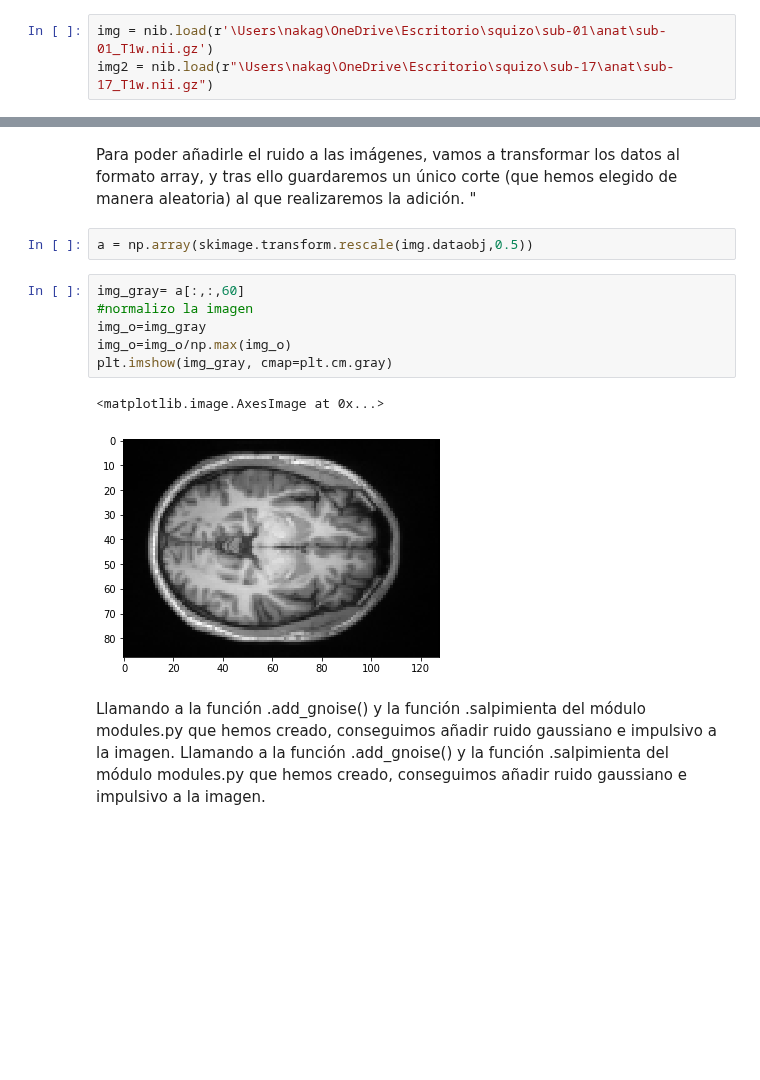
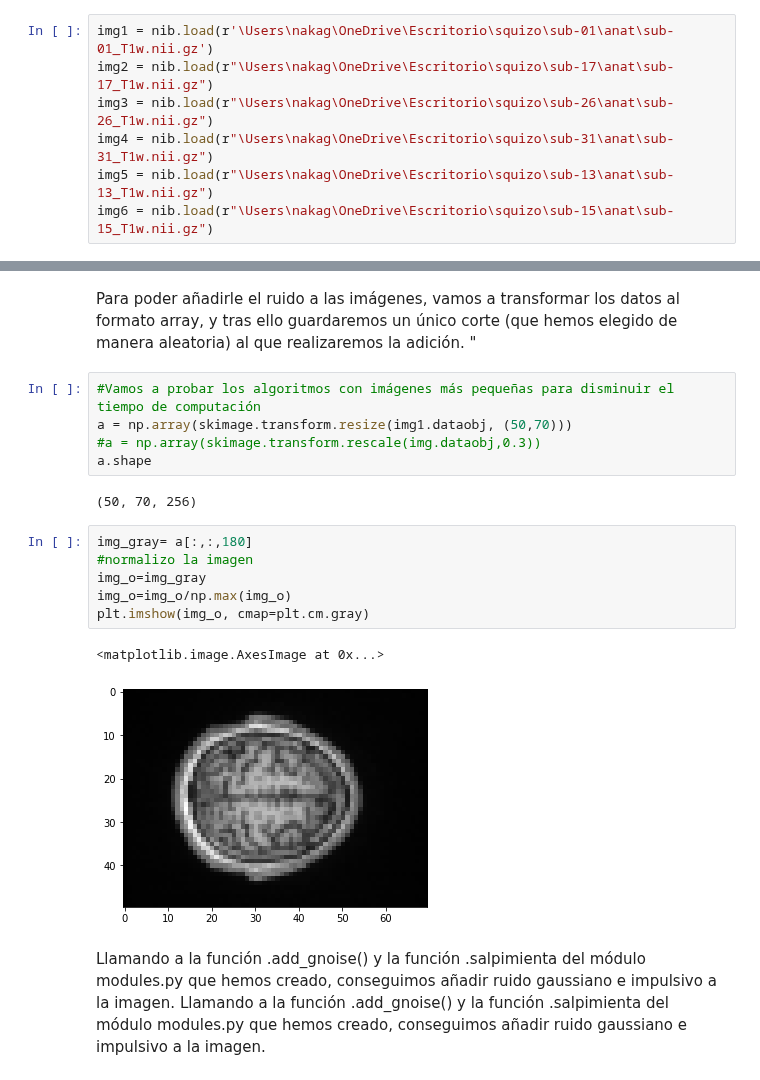
Before and after one commit to Mariaprddz/Analisis, a Jupyter notebook: Analisis/NoVirus.ipynb, the cells around one changed output, grey strips where cells are left out. Saved outputs shown, nothing was run; the diff lists cells and outputs as text; blank space fills up the shorter version.

```diff
--- a/Analisis/NoVirus.ipynb
+++ b/Analisis/NoVirus.ipynb
@@ -21,3 +22,7 @@ from nilearn import plotting
 # %%
-img = nib.load(r'\Users\nakag\OneDrive\Escritorio\squizo\sub-01\anat\sub-01_T1w.nii.gz')
+img1 = nib.load(r'\Users\nakag\OneDrive\Escritorio\squizo\sub-01\anat\sub-01_T1w.nii.gz')
 img2 = nib.load(r"\Users\nakag\OneDrive\Escritorio\squizo\sub-17\anat\sub-17_T1w.nii.gz")
+img3 = nib.load(r"\Users\nakag\OneDrive\Escritorio\squizo\sub-26\anat\sub-26_T1w.nii.gz")
+img4 = nib.load(r"\Users\nakag\OneDrive\Escritorio\squizo\sub-31\anat\sub-31_T1w.nii.gz")
+img5 = nib.load(r"\Users\nakag\OneDrive\Escritorio\squizo\sub-13\anat\sub-13_T1w.nii.gz")
+img6 = nib.load(r"\Users\nakag\OneDrive\Escritorio\squizo\sub-15\anat\sub-15_T1w.nii.gz")
@@ -71,17 +65,22 @@ plotting.show()
 [figure]
 # %% [markdown]
 Para poder añadirle el ruido a las imágenes, vamos a transformar los datos al formato array, y tras ello guardaremos un único corte (que hemos elegido de manera aleatoria) al que realizaremos la adición. "
-# %%
-a = np.array(skimage.transform.rescale(img.dataobj,0.5))
+# %%
+#Vamos a probar los algoritmos con imágenes más pequeñas para disminuir el tiempo de computación
+a = np.array(skimage.transform.resize(img1.dataobj, (50,70)))
+#a = np.array(skimage.transform.rescale(img.dataobj,0.3))
+a.shape
+# %% [output]
+(50, 70, 256)
 # %%
-img_gray= a[:,:,60]
+img_gray= a[:,:,180]
 #normalizo la imagen
 img_o=img_gray
 img_o=img_o/np.max(img_o)
-plt.imshow(img_gray, cmap=plt.cm.gray)
+plt.imshow(img_o, cmap=plt.cm.gray)
 # %% [output]
 <matplotlib.image.AxesImage at 0x...>
-[figure, old version]
+[figure, new version]
 # %% [markdown]
 Llamando a la función .add_gnoise() y la función .salpimienta del módulo modules.py que hemos creado, conseguimos añadir ruido gaussiano e impulsivo a la imagen. Llamando a la función .add_gnoise() y la función .salpimienta del módulo modules.py que hemos creado, conseguimos añadir ruido gaussiano e impulsivo a la imagen.
 # %%
```
Also changed, not shown: parts of 26 cells of this notebook.
